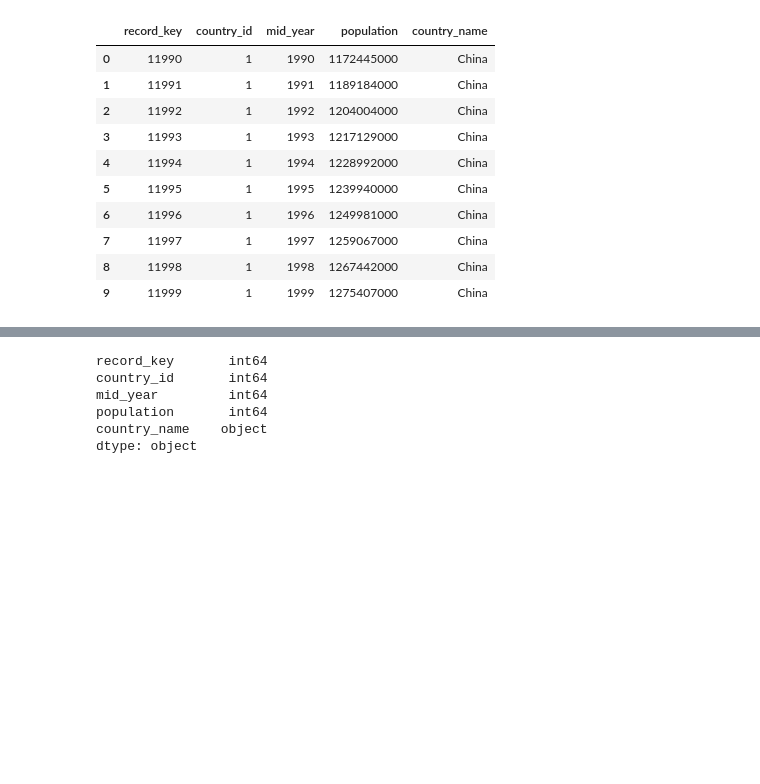
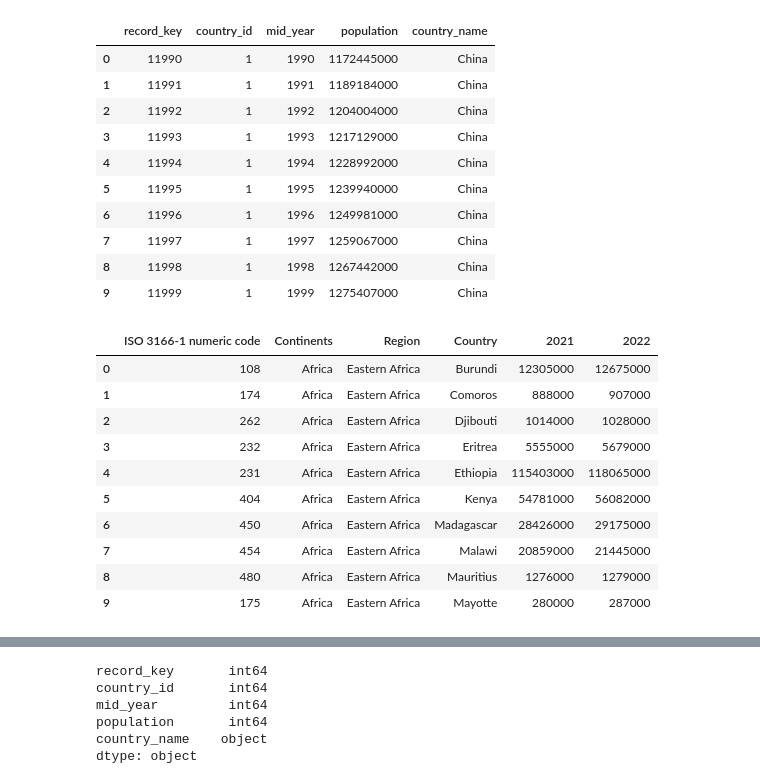
Before and after one commit to dkristek/UN_Country_Population_Growth, a Jupyter notebook: Pop_countries_Dtypes.ipynb, the cells around one changed output, grey strips where cells are left out. Cells and saved outputs as stored; diff of their text form; code cells hidden in the pictures; blank space fills up the shorter version.

```diff
--- a/Pop_countries_Dtypes.ipynb
+++ b/Pop_countries_Dtypes.ipynb
@@ -62,3 +79,19 @@ by_country_pop_df.head(10)
 | 7 | 11997 | 1 | 1997 | 1259067000 | China |
 | 8 | 11998 | 1 | 1998 | 1267442000 | China |
 | 9 | 11999 | 1 | 1999 | 1275407000 | China |
+# %%
+# global population in 1000s to raw population number
+global_pop_df[["2021","2022"]] = global_pop_df[["2021", "2022"]] * 1000
+global_pop_df.head(10)
+# %% [output]
+|  | ISO 3166-1 numeric code | Continents | Region | Country | 2021 | 2022 |
+| 0 | 108 | Africa | Eastern Africa | Burundi | 12305000 | 12675000 |
+| 1 | 174 | Africa | Eastern Africa | Comoros | 888000 | 907000 |
+| 2 | 262 | Africa | Eastern Africa | Djibouti | 1014000 | 1028000 |
+| 3 | 232 | Africa | Eastern Africa | Eritrea | 5555000 | 5679000 |
+| 4 | 231 | Africa | Eastern Africa | Ethiopia | 115403000 | 118065000 |
+| 5 | 404 | Africa | Eastern Africa | Kenya | 54781000 | 56082000 |
+| 6 | 450 | Africa | Eastern Africa | Madagascar | 28426000 | 29175000 |
+| 7 | 454 | Africa | Eastern Africa | Malawi | 20859000 | 21445000 |
+| 8 | 480 | Africa | Eastern Africa | Mauritius | 1276000 | 1279000 |
+| 9 | 175 | Africa | Eastern Africa | Mayotte | 280000 | 287000 |
```
Also changed, not shown: parts of 10 cells of this notebook, 1 other file.
